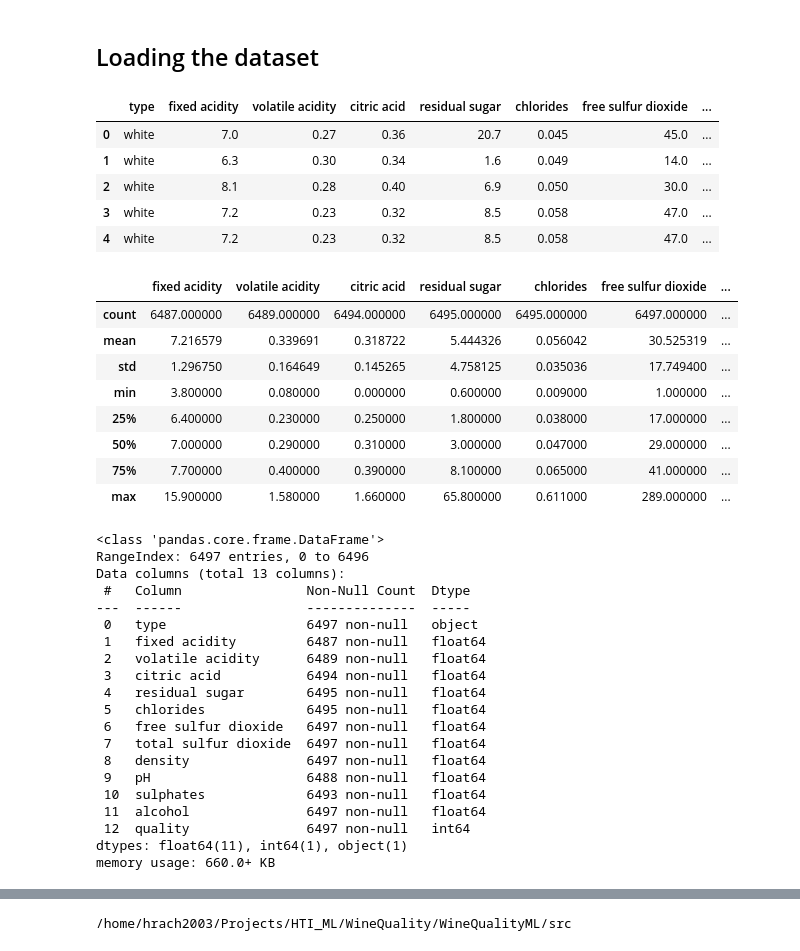
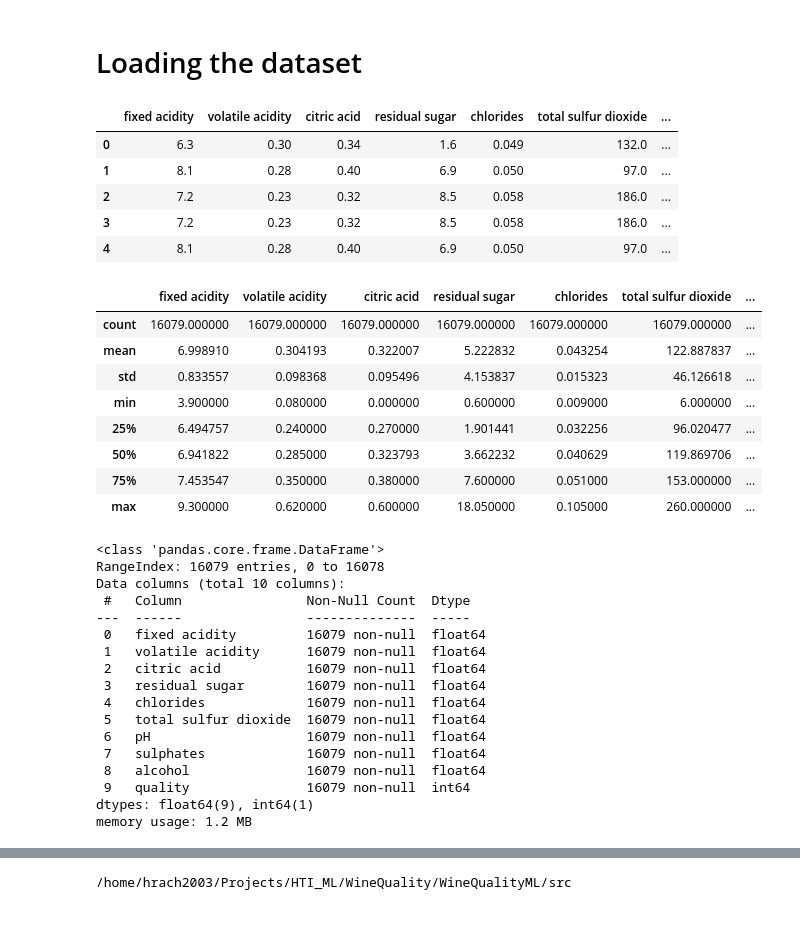
Before and after one commit to Hrach2003/WineQuality, a Jupyter notebook: WineQualityML/src/notebooks/try_different_models.ipynb, the cells around one changed output, grey strips where cells are left out. Cells and saved outputs as stored; diff of their text form; code cells hidden in the pictures; blank space fills up the shorter version.

```diff
--- a/WineQualityML/src/notebooks/try_different_models.ipynb
+++ b/WineQualityML/src/notebooks/try_different_models.ipynb
@@ -8,52 +8,49 @@ import warnings
 %matplotlib inline
 warnings.filterwarnings('ignore')
 # %% [markdown]
-## Loading the dataset
+# Loading the dataset
 # %%
-df = pd.read_csv('../data/winequalityN.csv')
+df = pd.read_csv('../data/wineQuality(cleaned).csv')
 df.head()
 # %% [output]
-|  | type | fixed acidity | volatile acidity | citric acid | residual sugar | chlorides | free sulfur dioxide | ... |
-| 0 | white | 7.0 | 0.27 | 0.36 | 20.7 | 0.045 | 45.0 | ... |
-| 1 | white | 6.3 | 0.30 | 0.34 | 1.6 | 0.049 | 14.0 | ... |
-| 2 | white | 8.1 | 0.28 | 0.40 | 6.9 | 0.050 | 30.0 | ... |
-| 3 | white | 7.2 | 0.23 | 0.32 | 8.5 | 0.058 | 47.0 | ... |
-| 4 | white | 7.2 | 0.23 | 0.32 | 8.5 | 0.058 | 47.0 | ... |
+|  | fixed acidity | volatile acidity | citric acid | residual sugar | chlorides | total sulfur dioxide | ... |
+| 0 | 6.3 | 0.30 | 0.34 | 1.6 | 0.049 | 132.0 | ... |
+| 1 | 8.1 | 0.28 | 0.40 | 6.9 | 0.050 | 97.0 | ... |
+| 2 | 7.2 | 0.23 | 0.32 | 8.5 | 0.058 | 186.0 | ... |
+| 3 | 7.2 | 0.23 | 0.32 | 8.5 | 0.058 | 186.0 | ... |
+| 4 | 8.1 | 0.28 | 0.40 | 6.9 | 0.050 | 97.0 | ... |
 # %%
 df.describe()
 # %% [output]
-|  | fixed acidity | volatile acidity | citric acid | residual sugar | chlorides | free sulfur dioxide | ... |
-| count | 6487.000000 | 6489.000000 | 6494.000000 | 6495.000000 | 6495.000000 | 6497.000000 | ... |
-| mean | 7.216579 | 0.339691 | 0.318722 | 5.444326 | 0.056042 | 30.525319 | ... |
-| std | 1.296750 | 0.164649 | 0.145265 | 4.758125 | 0.035036 | 17.749400 | ... |
-| min | 3.800000 | 0.080000 | 0.000000 | 0.600000 | 0.009000 | 1.000000 | ... |
-| 25% | 6.400000 | 0.230000 | 0.250000 | 1.800000 | 0.038000 | 17.000000 | ... |
-| 50% | 7.000000 | 0.290000 | 0.310000 | 3.000000 | 0.047000 | 29.000000 | ... |
-| 75% | 7.700000 | 0.400000 | 0.390000 | 8.100000 | 0.065000 | 41.000000 | ... |
-| max | 15.900000 | 1.580000 | 1.660000 | 65.800000 | 0.611000 | 289.000000 | ... |
+|  | fixed acidity | volatile acidity | citric acid | residual sugar | chlorides | total sulfur dioxide | ... |
+| count | 16079.000000 | 16079.000000 | 16079.000000 | 16079.000000 | 16079.000000 | 16079.000000 | ... |
+| mean | 6.998910 | 0.304193 | 0.322007 | 5.222832 | 0.043254 | 122.887837 | ... |
+| std | 0.833557 | 0.098368 | 0.095496 | 4.153837 | 0.015323 | 46.126618 | ... |
+| min | 3.900000 | 0.080000 | 0.000000 | 0.600000 | 0.009000 | 6.000000 | ... |
+| 25% | 6.494757 | 0.240000 | 0.270000 | 1.901441 | 0.032256 | 96.020477 | ... |
+| 50% | 6.941822 | 0.285000 | 0.323793 | 3.662232 | 0.040629 | 119.869706 | ... |
+| 75% | 7.453547 | 0.350000 | 0.380000 | 7.600000 | 0.051000 | 153.000000 | ... |
+| max | 9.300000 | 0.620000 | 0.600000 | 18.050000 | 0.105000 | 260.000000 | ... |
 # %%
 df.info()
 # %% [output]
 <class 'pandas.core.frame.DataFrame'>
-RangeIndex: 6497 entries, 0 to 6496
-Data columns (total 13 columns):
+RangeIndex: 16079 entries, 0 to 16078
+Data columns (total 10 columns):
  #   Column                Non-Null Count  Dtype
 ---  ------                --------------  -----
- 0   type                  6497 non-null   object
- 1   fixed acidity         6487 non-null   float64
- 2   volatile acidity      6489 non-null   float64
- 3   citric acid           6494 non-null   float64
- 4   residual sugar        6495 non-null   float64
- 5   chlorides             6495 non-null   float64
- 6   free sulfur dioxide   6497 non-null   float64
- 7   total sulfur dioxide  6497 non-null   float64
- 8   density               6497 non-null   float64
- 9   pH                    6488 non-null   float64
- 10  sulphates             6493 non-null   float64
- 11  alcohol               6497 non-null   float64
- 12  quality               6497 non-null   int64
-dtypes: float64(11), int64(1), object(1)
-memory usage: 660.0+ KB
+ 0   fixed acidity         16079 non-null  float64
+ 1   volatile acidity      16079 non-null  float64
+ 2   citric acid           16079 non-null  float64
+ 3   residual sugar        16079 non-null  float64
+ 4   chlorides             16079 non-null  float64
+ 5   total sulfur dioxide  16079 non-null  float64
+ 6   pH                    16079 non-null  float64
+ 7   sulphates             16079 non-null  float64
+ 8   alcohol               16079 non-null  float64
+ 9   quality               16079 non-null  int64
+dtypes: float64(9), int64(1)
+memory usage: 1.2 MB
 # %%
 df.isna().sum()
 # %% [output]
```
Also changed, not shown: parts of 35 cells of this notebook, 2 other files.
